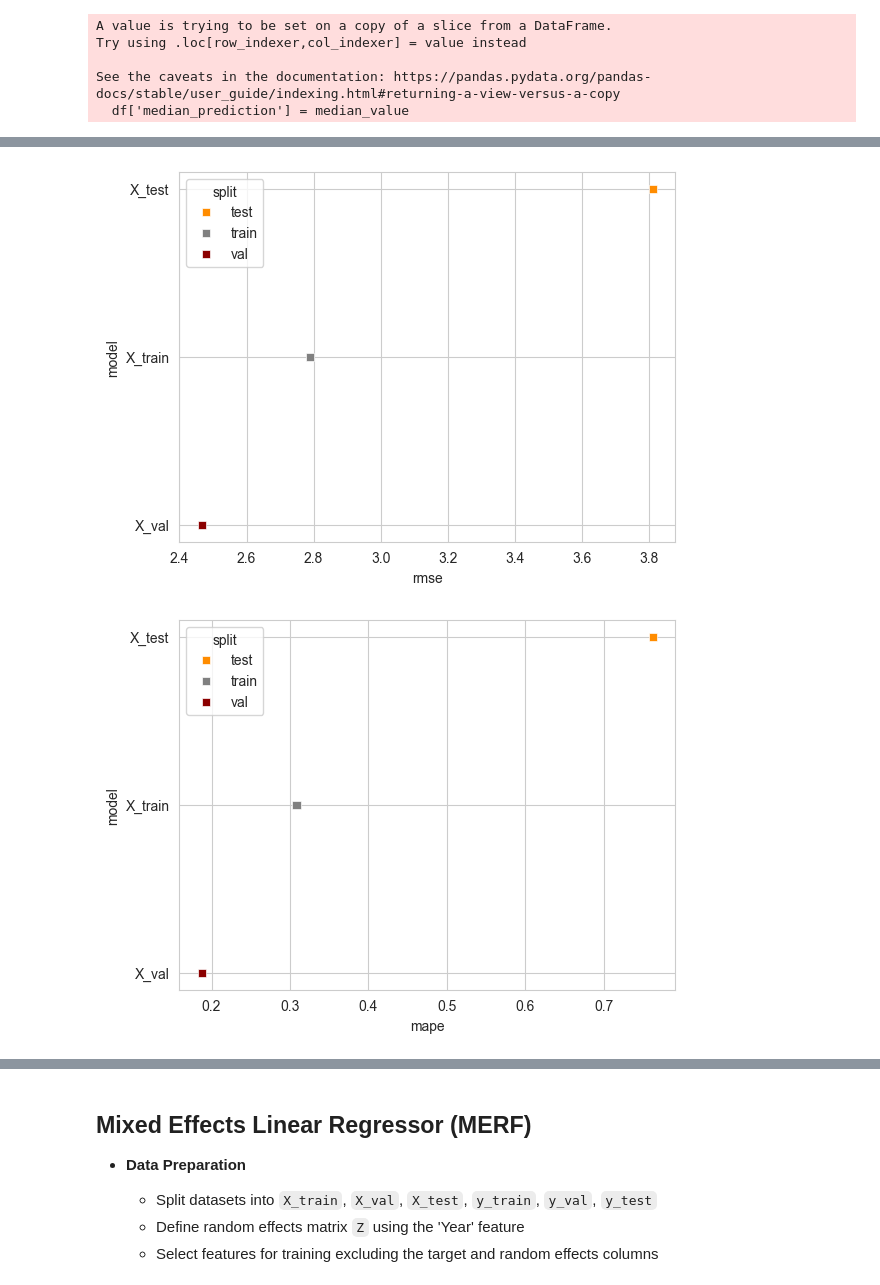
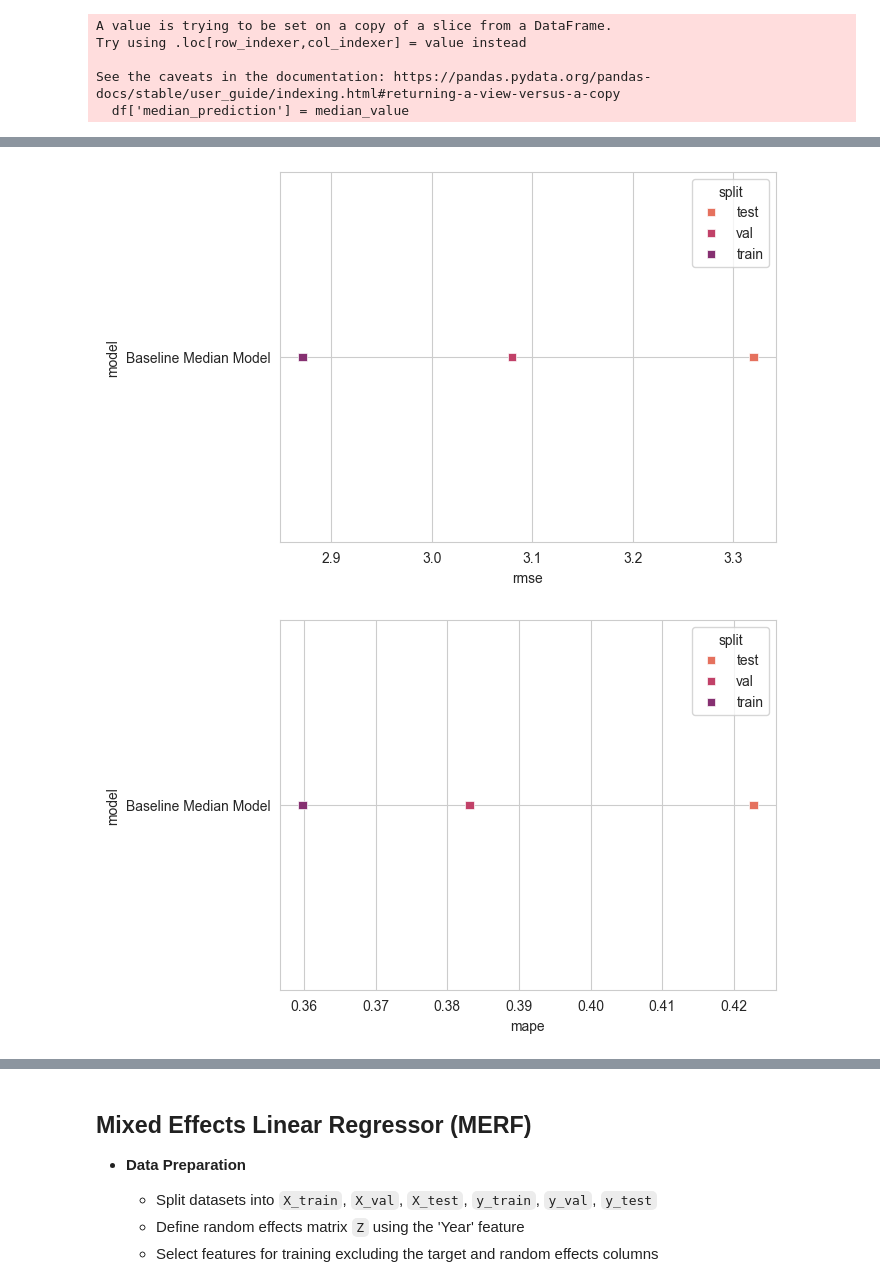
Before and after one commit to marcbarc19/DataScienceExam, a Jupyter notebook: agricultural_land-modelling.ipynb, the cells around one changed output, grey strips where cells are left out. Cells and saved outputs as stored; diff of their text form; code cells hidden in the pictures.

```diff
--- a/agricultural_land-modelling.ipynb
+++ b/agricultural_land-modelling.ipynb
@@ -696,12 +697,12 @@ plt.show()
 # %%
 # Function to detect outliers using IQR method for a given group
 def detect_outliers(group):
-    Q1 = group['lagged_agro'].quantile(0.25)
-    Q3 = group['lagged_agro'].quantile(0.75)
+    Q1 = group['log_lagged_agro'].quantile(0.25)
+    Q3 = group['log_lagged_agro'].quantile(0.75)
     IQR = Q3 - Q1
     lower_bound = Q1 - 1.5 * IQR
     upper_bound = Q3 + 1.5 * IQR
-    return group[(group['lagged_agro'] < lower_bound) | (group['lagged_agro'] > upper_bound)]
+    return group[(group['log_lagged_agro'] < lower_bound) | (group['log_lagged_agro'] > upper_bound)]
 
 # Detect outliers for each country
 outliers = agro.groupby('Country Code').apply(detect_outliers).reset_index(drop=True)
@@ -714,7 +715,7 @@ def remove_largest_outliers(group):
     if len(group) <= 4:
         return group
     # Sort the outliers by their absolute deviation from the mean
-    group['deviation'] = (group['lagged_agro'] - group['lagged_agro'].mean()).abs()
+    group['deviation'] = (group['log_lagged_agro'] - group['log_lagged_agro'].mean()).abs()
     group = group.sort_values(by='deviation', ascending=False)
     return group.iloc[4:]  # Keep only the rows after removing the largest outliers
 
@@ -761,7 +767,7 @@ from sklearn.model_selection import GroupShuffleSplit
 # %%
 #Defining the features (X) and the target variable (y)
-X = agro.drop(columns=['Country Name', 'lagged_agro', 'agricultural_land', 'z_lagged_agro'])
-y = agro['z_lagged_agro']
+X = agro.drop(columns=['Country Name', 'lagged_agro', 'agricultural_land'])
+y = agro['log_lagged_agro']
 
 #Defining the group variable (Country)
 groups = agro['Country Code']
@@ -857,24 +881,3 @@ from math import sqrt
 import pandas as pd
 import matplotlib.pyplot as plt
 from sklearn.model_selection import train_test_split
-# %%
-#Defining the features (X) and the target variable (y)
-X = agro.drop(columns=['Country Name', 'lagged_agro', 'agricultural_land'])
-y = agro['log_lagged_agro']
-
-#Defining the group variable (Country)
-groups = agro['Country Code']
-
-#Initializing the GroupShuffleSplit
-gss_outer = GroupShuffleSplit(n_splits=1, test_size=0.30, random_state=42)
-
-#Splitting the data into train and test sets
-for train_index, test_index in gss_outer.split(X, y, groups):
-    X_train, X_test, y_train, y_test = X.iloc[train_index], X.iloc[test_index], y.iloc[train_index], y.iloc[test_index]
-    groups_test = groups.iloc[test_index]
-
-    # Further split the test set into two parts
-    gss_inner = GroupShuffleSplit(n_splits=1, test_size=0.5, random_state=42)  # Adjust test_size as needed
-    for test_index, val_index in gss_inner.split(X_test, y_test, groups_test):
-        X_test, X_val = X_test.iloc[test_index], X_test.iloc[val_index]
-        y_test, y_val = y_test.iloc[test_index], y_test.iloc[val_index]
@@ -930,5 +926,5 @@ display(sorted_X_val)
 # %%
-performances = []
+model = 'Baseline Median Model'
 
 # Evaluate the model on train, validation, and test sets
 for x, y, nsplit, name in zip([X_train, X_val, X_test], [y_train, y_val, y_test], ['train', 'val', 'test'], ['X_train', 'X_val', 'X_test']):
@@ -942,7 +938,7 @@ for x, y, nsplit, name in zip([X_train, X_val, X_test], [y_train, y_val, y_test]
     r2 = r2_score(y, x['median_prediction'])
 
     performances.append({
-        'model': name,
+        'model': model,
         'split': nsplit,
         'mae': round(mae, 4),
         'rmse': round(rmse, 4),
@@ -981,35 +950,35 @@ perf_df = pd.DataFrame(performances)
 # %%
 sns.set_style('whitegrid')
 sns.scatterplot(data=perf_df.sort_values(by='rmse', ascending=False),
                 y='model',
                 x='rmse',
                 marker='s',
-                hue='split', palette=['darkorange', 'grey', 'darkred'])
+                hue='split', palette='flare')
 plt.show()
 
 sns.set_style('whitegrid')
 sns.scatterplot(data=perf_df.sort_values(by='mape', ascending=False),
                 y='model',
                 x='mape',
                 marker='s',
-                hue='split', palette=['darkorange', 'grey', 'darkred'])
+                hue='split', palette='flare')
 plt.show()
 
 sns.set_style('whitegrid')
 sns.scatterplot(data=perf_df.sort_values(by='mae', ascending=False),
                 y='model',
                 x='mae',
                 marker='s',
-                hue='split', palette=['darkorange', 'grey', 'darkred'])
+                hue='split', palette='flare')
 plt.show()
 
 sns.set_style('whitegrid')
 sns.scatterplot(data=perf_df.sort_values(by='r2', ascending=False),
                 y='model',
                 x='r2',
                 marker='s',
-                hue='split', palette=['darkorange', 'grey', 'darkred'])
+                hue='split', palette='flare')
 plt.show()
 # %% [output]
-[figure, old version]
+[figure, new version]
-[figure, old version]
+[figure, new version]
```
Also changed, not shown: parts of 113 cells of this notebook, 7 other files.
